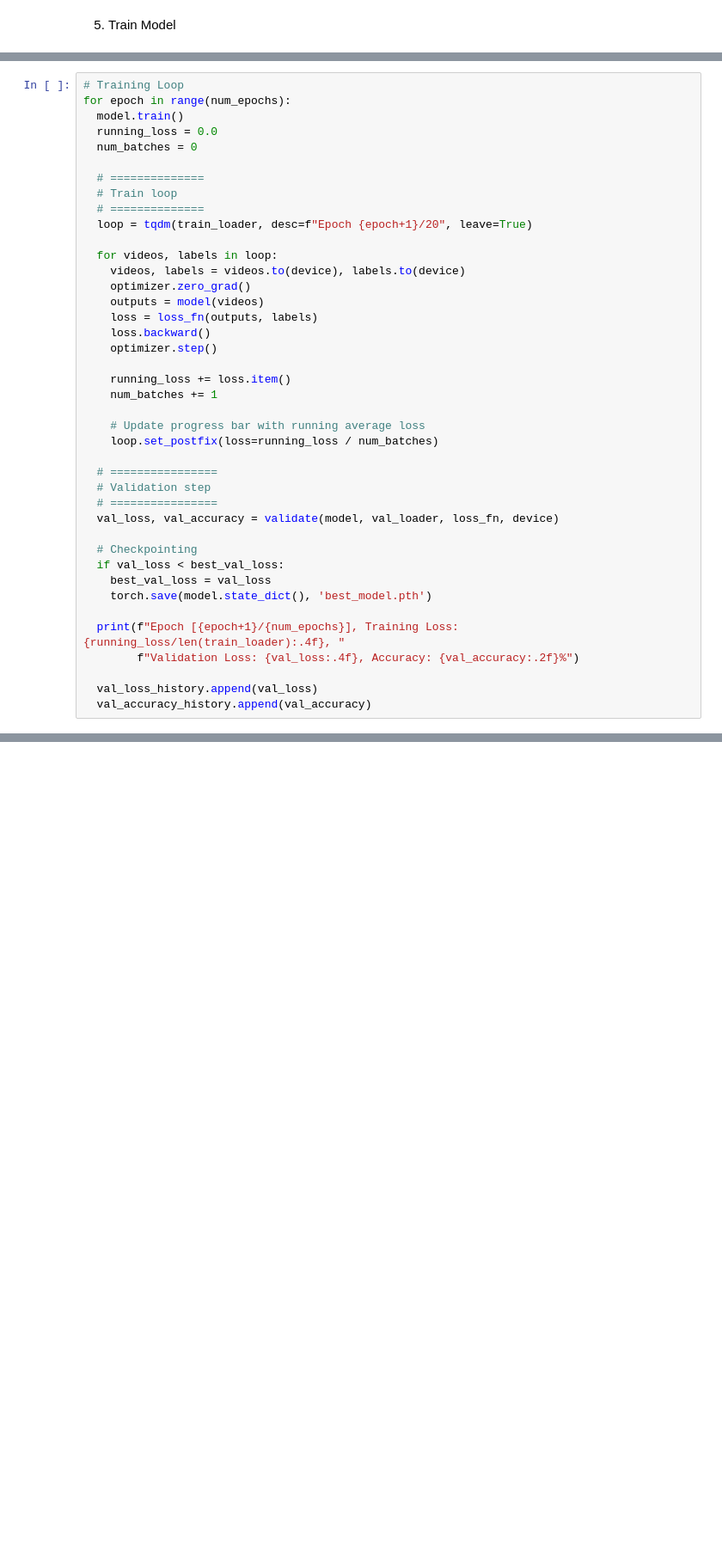
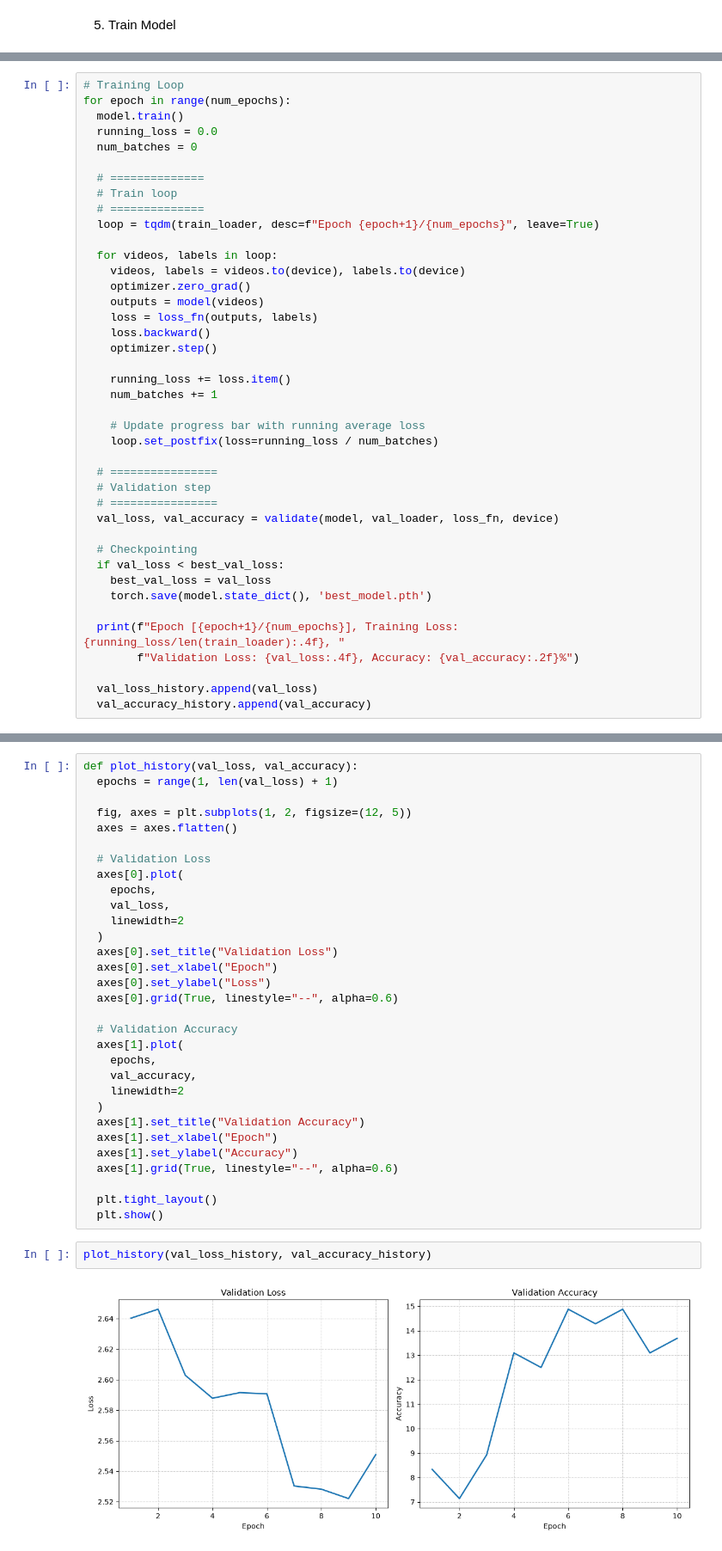
Before and after one commit to oliveirasamuel5959/master-degree-project, a Jupyter notebook: src/notebooks/20260713_train_model.ipynb, the cells around one changed output, grey strips where cells are left out. Shown at 86% size. Saved outputs shown, nothing was run; the diff lists cells and outputs as text; blank space fills up the shorter version.

Commit message:
Finish first training notebook

```diff
--- a/src/notebooks/20260713_train_model.ipynb
+++ b/src/notebooks/20260713_train_model.ipynb
@@ -306,7 +306,7 @@ for epoch in range(num_epochs):
   # ==============
   # Train loop
   # ==============
-  loop = tqdm(train_loader, desc=f"Epoch {epoch+1}/20", leave=True)
+  loop = tqdm(train_loader, desc=f"Epoch {epoch+1}/{num_epochs}", leave=True)
 
   for videos, labels in loop:
     videos, labels = videos.to(device), labels.to(device)
@@ -342,0 +361,35 @@ Epoch [1/10], Training Loss: 2.6687, Validation Loss: 2.6403, Accuracy: 8.33%
+# %%
+def plot_history(val_loss, val_accuracy):
+  epochs = range(1, len(val_loss) + 1)
+
+  fig, axes = plt.subplots(1, 2, figsize=(12, 5))
+  axes = axes.flatten()
+
+  # Validation Loss
+  axes[0].plot(
+    epochs,
+    val_loss,
+    linewidth=2
+  )
+  axes[0].set_title("Validation Loss")
+  axes[0].set_xlabel("Epoch")
+  axes[0].set_ylabel("Loss")
+  axes[0].grid(True, linestyle="--", alpha=0.6)
+
+  # Validation Accuracy
+  axes[1].plot(
+    epochs,
+    val_accuracy,
+    linewidth=2
+  )
+  axes[1].set_title("Validation Accuracy")
+  axes[1].set_xlabel("Epoch")
+  axes[1].set_ylabel("Accuracy")
+  axes[1].grid(True, linestyle="--", alpha=0.6)
+
+  plt.tight_layout()
+  plt.show()
+# %%
+plot_history(val_loss_history, val_accuracy_history)
+# %% [output]
+[figure, added]
```
Also changed, not shown: parts of 1 cell of this notebook.
